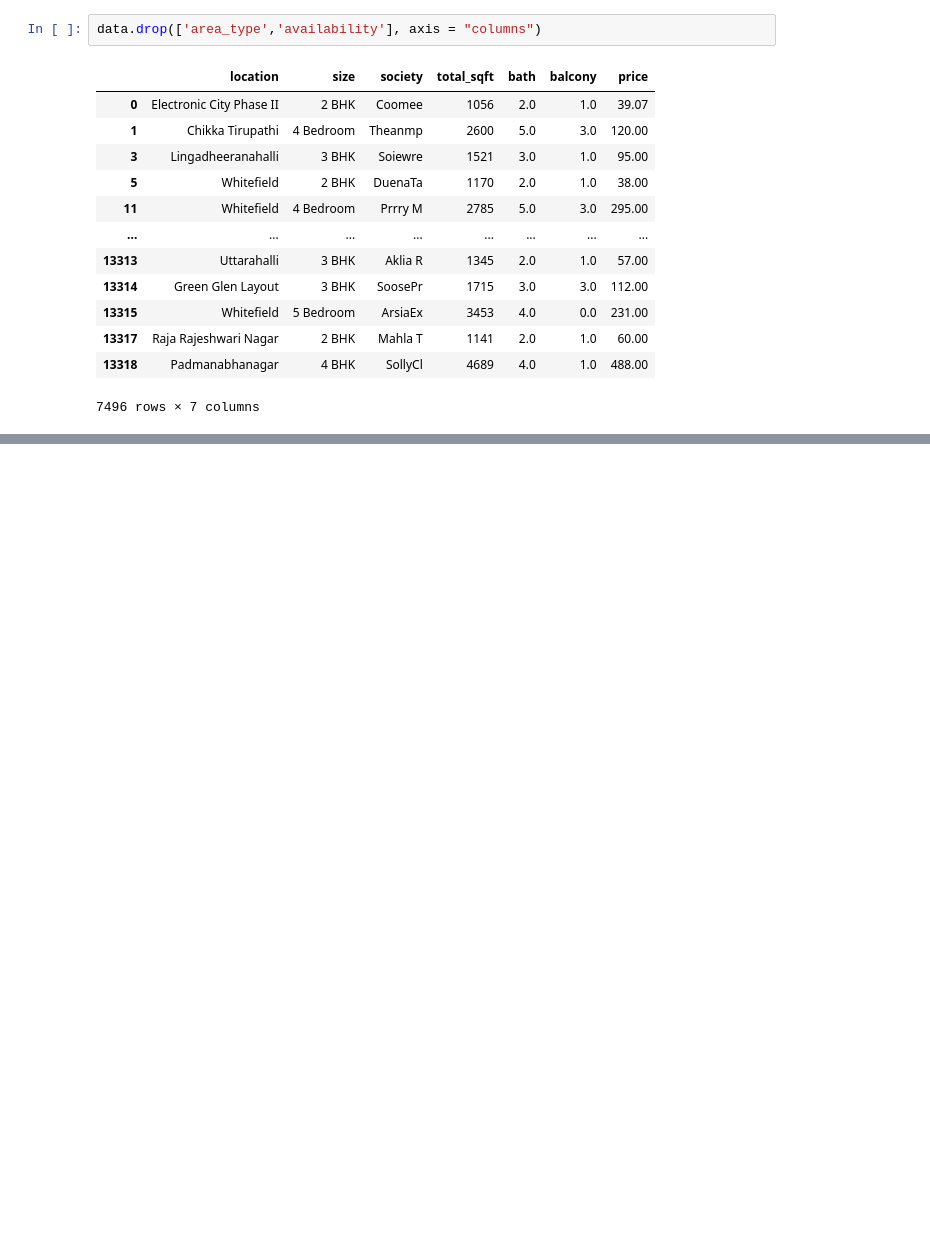
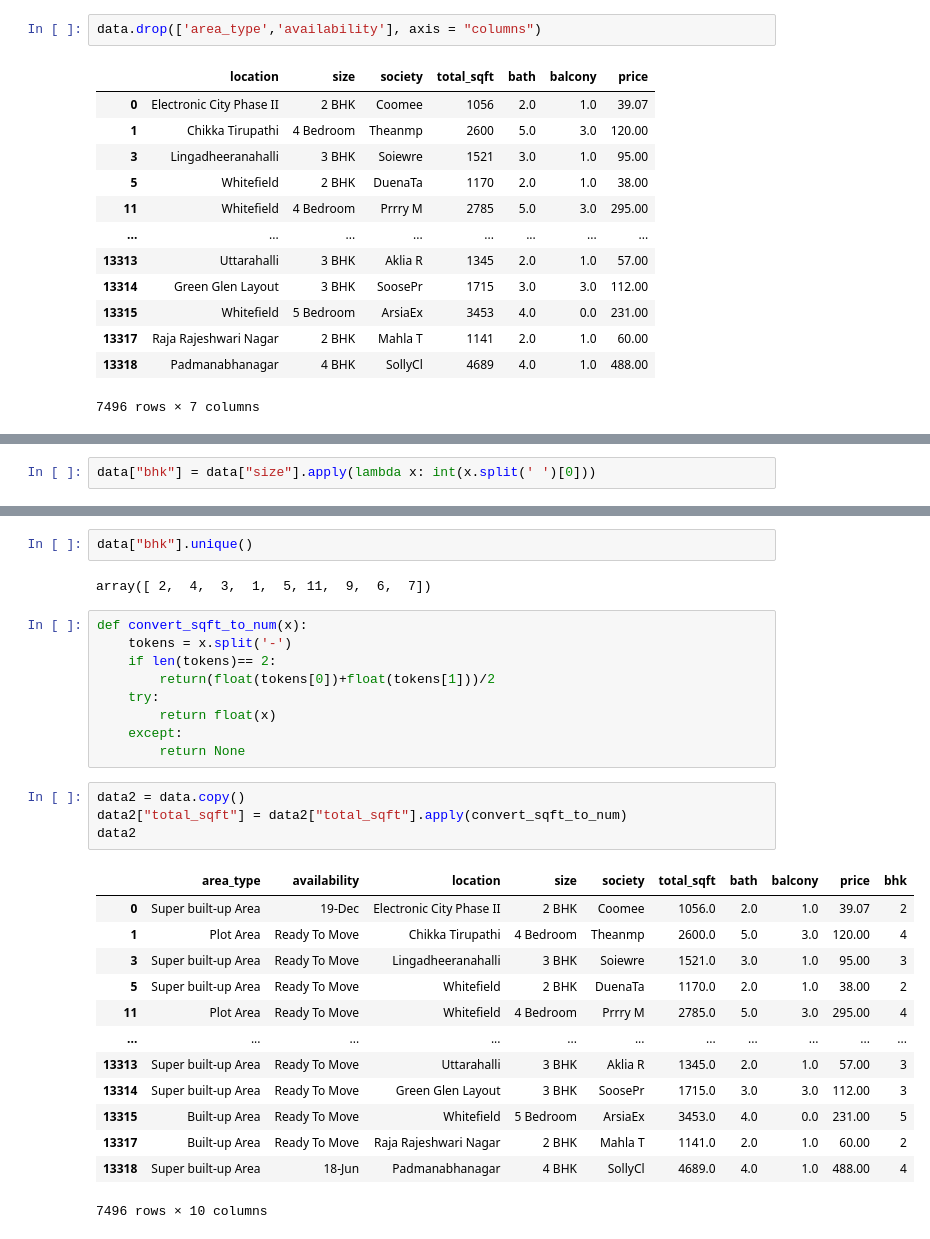
Before and after one commit to MdSaad07/CodeClauseInternship_Housing-Price-Prediction, a Jupyter notebook: housing-price-prediction.ipynb, the cells around one changed output, grey strips where cells are left out. Cells and saved outputs as stored; diff of their text form; blank space fills up the shorter version.

```diff
--- a/housing-price-prediction.ipynb
+++ b/housing-price-prediction.ipynb
@@ -176,0 +197,2 @@ data.drop(['area_type','availability'], axis = "columns")
+# %%
+data["bhk"] = data["size"].apply(lambda x: int(x.split(' ')[0]))
@@ -176,0 +215,31 @@ data.drop(['area_type','availability'], axis = "columns")
+# %%
+data["bhk"].unique()
+# %% [output]
+array([ 2,  4,  3,  1,  5, 11,  9,  6,  7])
+# %%
+def convert_sqft_to_num(x):
+    tokens = x.split('-')
+    if len(tokens)== 2:
+        return(float(tokens[0])+float(tokens[1]))/2
+    try:
+        return float(x)
+    except:
+        return None
+# %%
+data2 = data.copy()
+data2["total_sqft"] = data2["total_sqft"].apply(convert_sqft_to_num)
+data2
+# %% [output]
+|  | area_type | availability | location | size | society | total_sqft | bath | balcony | price | bhk |
+| 0 | Super built-up Area | 19-Dec | Electronic City Phase II | 2 BHK | Coomee | 1056.0 | 2.0 | 1.0 | 39.07 | 2 |
+| 1 | Plot Area | Ready To Move | Chikka Tirupathi | 4 Bedroom | Theanmp | 2600.0 | 5.0 | 3.0 | 120.00 | 4 |
+| 3 | Super built-up Area | Ready To Move | Lingadheeranahalli | 3 BHK | Soiewre | 1521.0 | 3.0 | 1.0 | 95.00 | 3 |
+| 5 | Super built-up Area | Ready To Move | Whitefield | 2 BHK | DuenaTa | 1170.0 | 2.0 | 1.0 | 38.00 | 2 |
+| 11 | Plot Area | Ready To Move | Whitefield | 4 Bedroom | Prrry M | 2785.0 | 5.0 | 3.0 | 295.00 | 4 |
+| ... | ... | ... | ... | ... | ... | ... | ... | ... | ... | ... |
+| 13313 | Super built-up Area | Ready To Move | Uttarahalli | 3 BHK | Aklia R | 1345.0 | 2.0 | 1.0 | 57.00 | 3 |
+| 13314 | Super built-up Area | Ready To Move | Green Glen Layout | 3 BHK | SoosePr | 1715.0 | 3.0 | 3.0 | 112.00 | 3 |
+| 13315 | Built-up Area | Ready To Move | Whitefield | 5 Bedroom | ArsiaEx | 3453.0 | 4.0 | 0.0 | 231.00 | 5 |
+| 13317 | Built-up Area | Ready To Move | Raja Rajeshwari Nagar | 2 BHK | Mahla T | 1141.0 | 2.0 | 1.0 | 60.00 | 2 |
+| 13318 | Super built-up Area | 18-Jun | Padmanabhanagar | 4 BHK | SollyCl | 4689.0 | 4.0 | 1.0 | 488.00 | 4 |
+7496 rows × 10 columns
```
Also changed, not shown: parts of 28 cells of this notebook.
